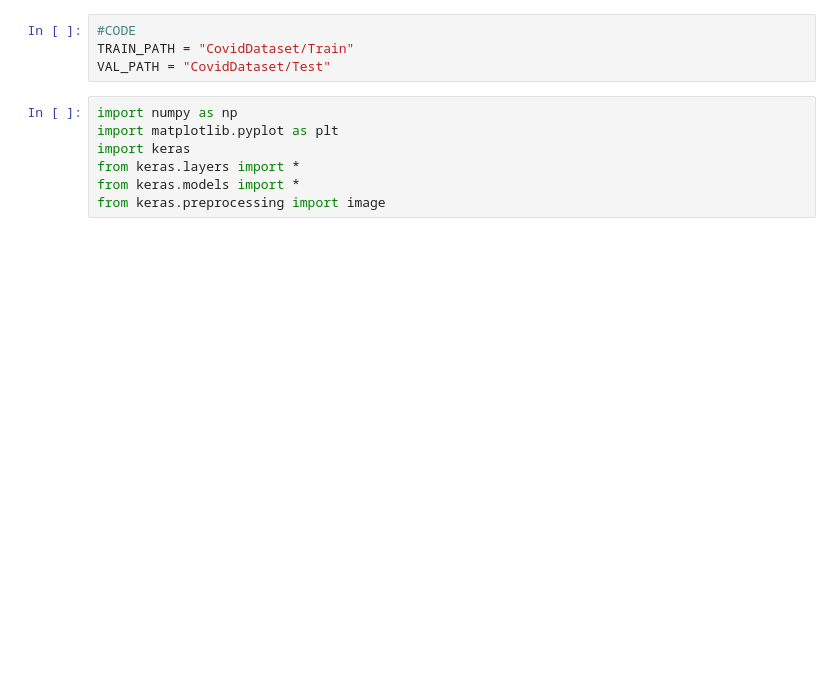
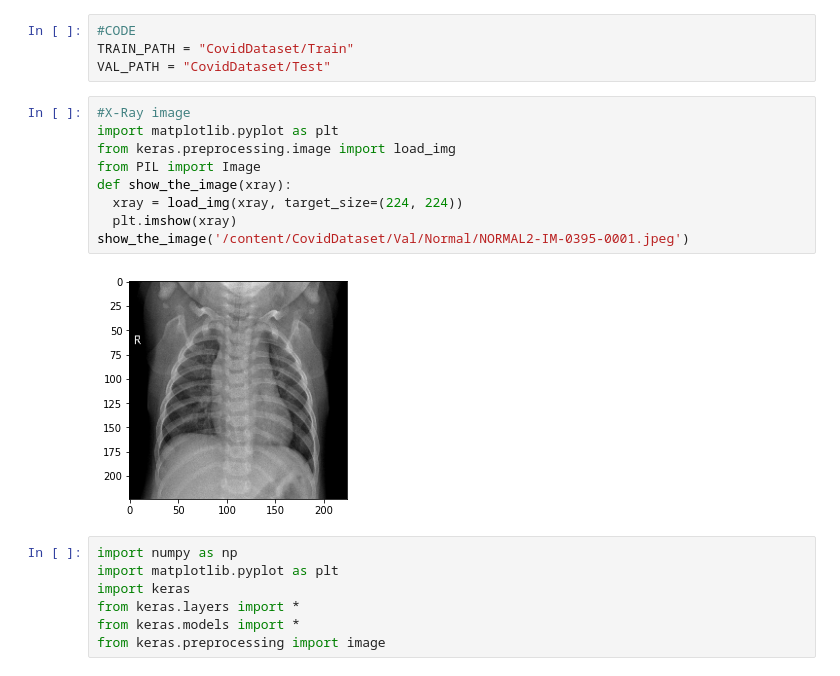
Before and after one commit to salonitayal/Covid-Detection-Using-X-ray-Images, a Jupyter notebook: detectCovid19/covid19detector.ipynb, the cells around one changed output. Drawn from its saved outputs; the diff is of its cells as text; blank space fills up the shorter version.

```diff
--- a/detectCovid19/covid19detector.ipynb
+++ b/detectCovid19/covid19detector.ipynb
@@ -43,6 +25,17 @@ Archive:  covid_19
 #CODE
 TRAIN_PATH = "CovidDataset/Train"
 VAL_PATH = "CovidDataset/Test"
+# %%
+#X-Ray image
+import matplotlib.pyplot as plt
+from keras.preprocessing.image import load_img
+from PIL import Image
+def show_the_image(xray):
+  xray = load_img(xray, target_size=(224, 224))
+  plt.imshow(xray)
+show_the_image('/content/CovidDataset/Val/Normal/NORMAL2-IM-0395-0001.jpeg')
+# %% [output]
+[figure, added]
 # %%
 import numpy as np
 import matplotlib.pyplot as plt
```
Also changed, not shown: parts of 12 cells of this notebook.
